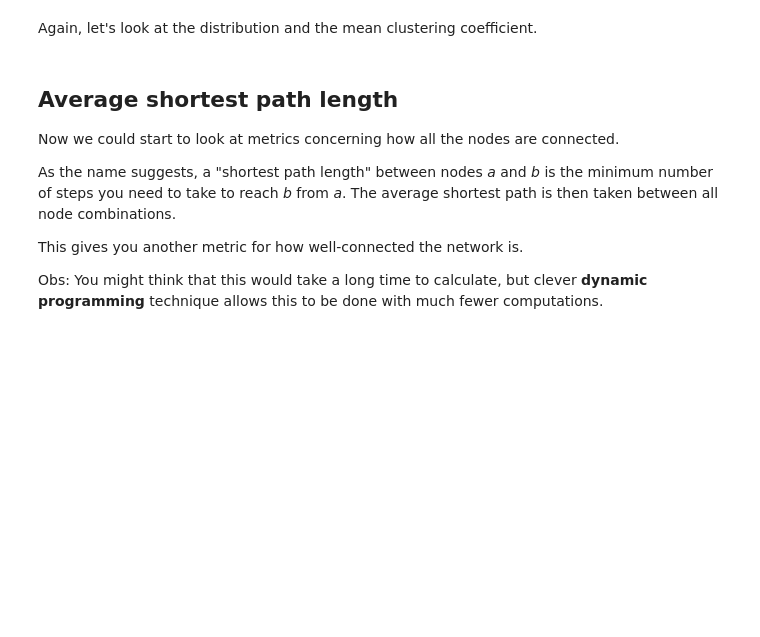
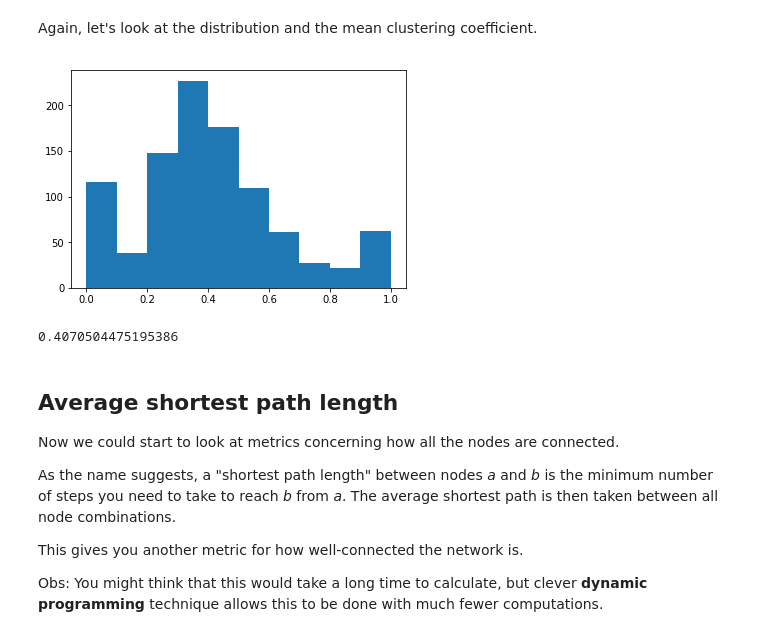
Before and after one commit to gjeuken/network-tutorial, a Jupyter notebook: tutorial.ipynb, the cells around one changed output. Saved outputs shown, nothing was run; the diff lists cells and outputs as text; code cells hidden in the pictures; blank space fills up the shorter version.

```diff
--- a/tutorial.ipynb
+++ b/tutorial.ipynb
@@ -103,10 +157,13 @@ clustering_coeff
 # %% [markdown]
 Again, let's look at the distribution and the mean clustering coefficient.
 # %%
-plt.hist(clustering_coeff.values())
+plt.hist(list(clustering_coeff.values()))
 plt.show()
 
 np.mean(list(clustering_coeff.values()))
+# %% [output]
+[figure, added]
+0.4070504475195386
 # %% [markdown]
 ## Average shortest path length
 
```
Also changed, not shown: parts of 8 cells of this notebook.
